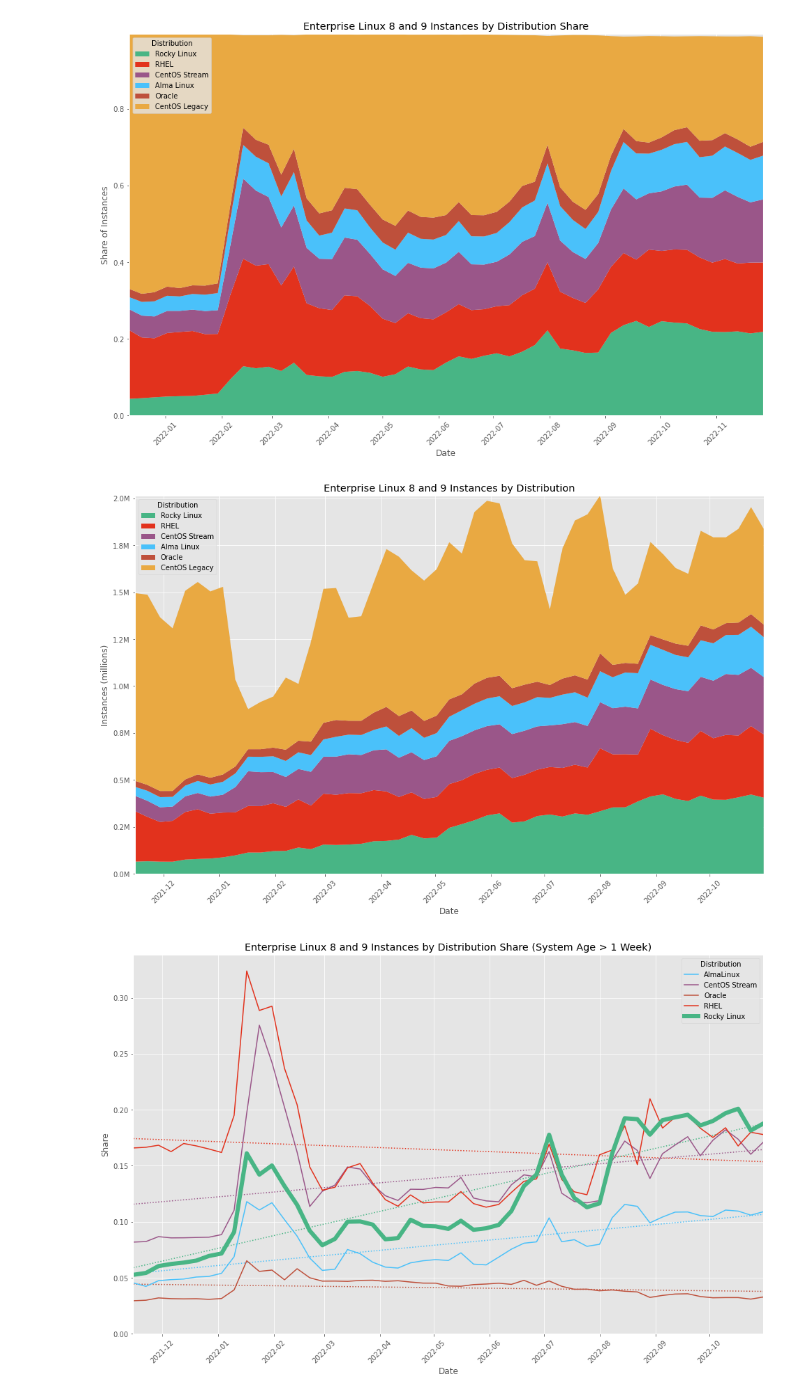
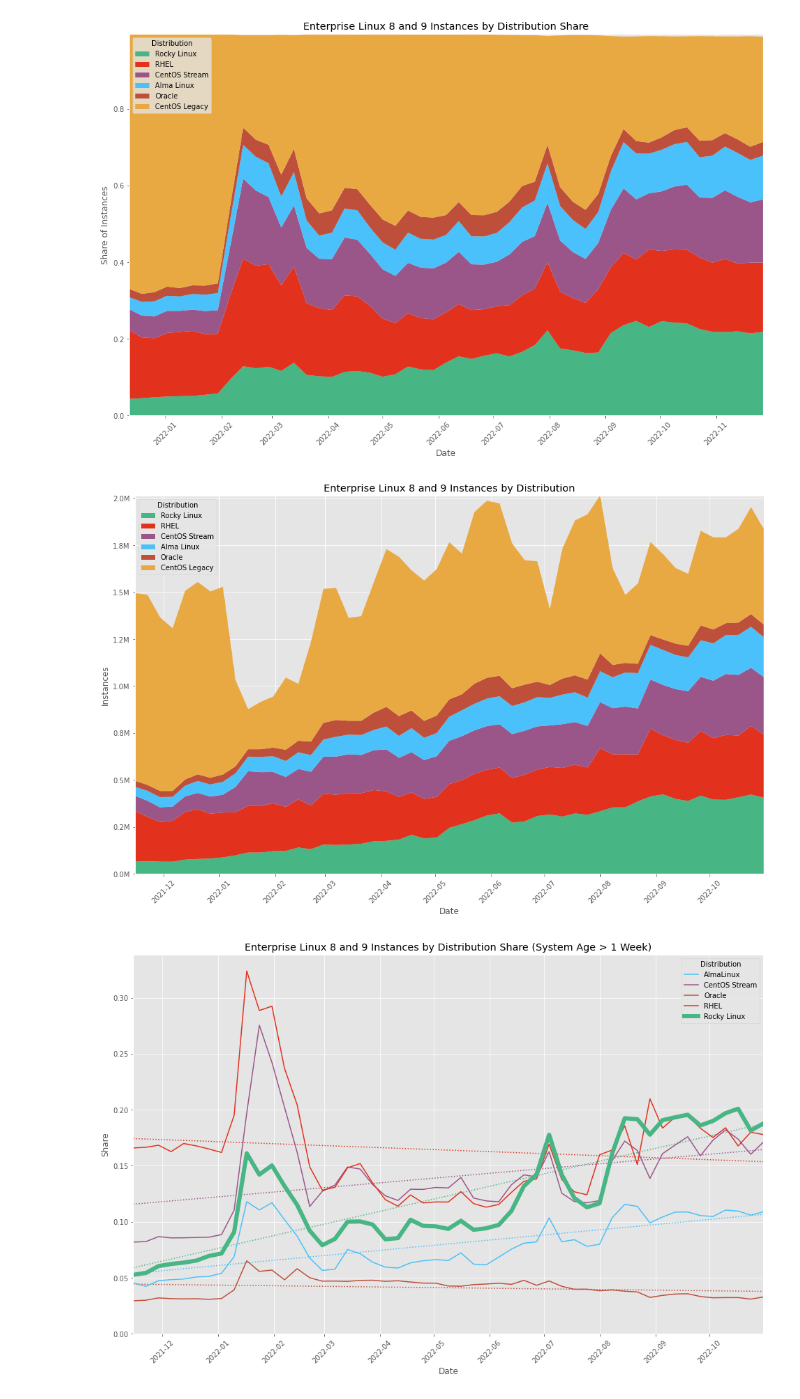
Before and after one commit to brianclemens/rocky-stats, a Jupyter notebook: epel.ipynb, the cells around one changed output. Saved outputs shown, nothing was run; the diff lists cells and outputs as text; code cells hidden in the pictures.

```diff
--- a/epel.ipynb
+++ b/epel.ipynb
@@ -73,25 +73,25 @@ plt.savefig(workdir + 'el89_by_distro_total_share_area.png', bbox_inches='tight'
 # %%
 # Enterprise Linux Instances by Distribution
 df = epel_dataframe
 df = df[(df['repo_tag'].isin(['epel-8', 'epel-9'])) & (df['week_end'] > startdate)]
 pt = pd.pivot_table(df, values='hits', index='week_end', columns='os_name', fill_value=0, aggfunc=np.sum)
 
 plt.style.use(plotstyle)
 fig = plt.figure(figsize=(figx, figy))
 ax = fig.add_subplot()
 ax.stackplot(pt.index, pt['Rocky Linux'], pt['Red Hat Enterprise Linux'], pt['CentOS Stream'], pt['AlmaLinux'], pt['Oracle Linux Server'], pt['CentOS Linux'], labels=['Rocky Linux', 'RHEL', 'CentOS Stream', 'Alma Linux', 'Oracle', 'CentOS Legacy'], colors=['#48B585', '#E2321D', '#9A5689', '#4AC1FA', '#BE503B', '#E9A942'])
 xmajorrule = mdates.RRuleLocator(mdates.rrulewrapper(mdates.MONTHLY))
 ax.xaxis.set_major_locator(xmajorrule)
 ax.yaxis.set_major_formatter(mticker.FuncFormatter(millions))
 plt.title('Enterprise Linux 8 and 9 Instances by Distribution')
 plt.xlabel('Date')
 plt.xticks(rotation=45)
-plt.ylabel('Instances (millions)')
+plt.ylabel('Instances')
 plt.legend(title='Distribution', loc='upper left')
 plt.margins(0, tight=True)
 plt.savefig(workdir + 'el89_by_distro_total_area.png', bbox_inches='tight')
 # %% [output]
-[figure, old version]
+[figure, new version]
 # %%
 # Enterprise Linux Instances by Distribution Share
 df = epel_dataframe
```
Also changed, not shown: parts of 8 cells of this notebook.
